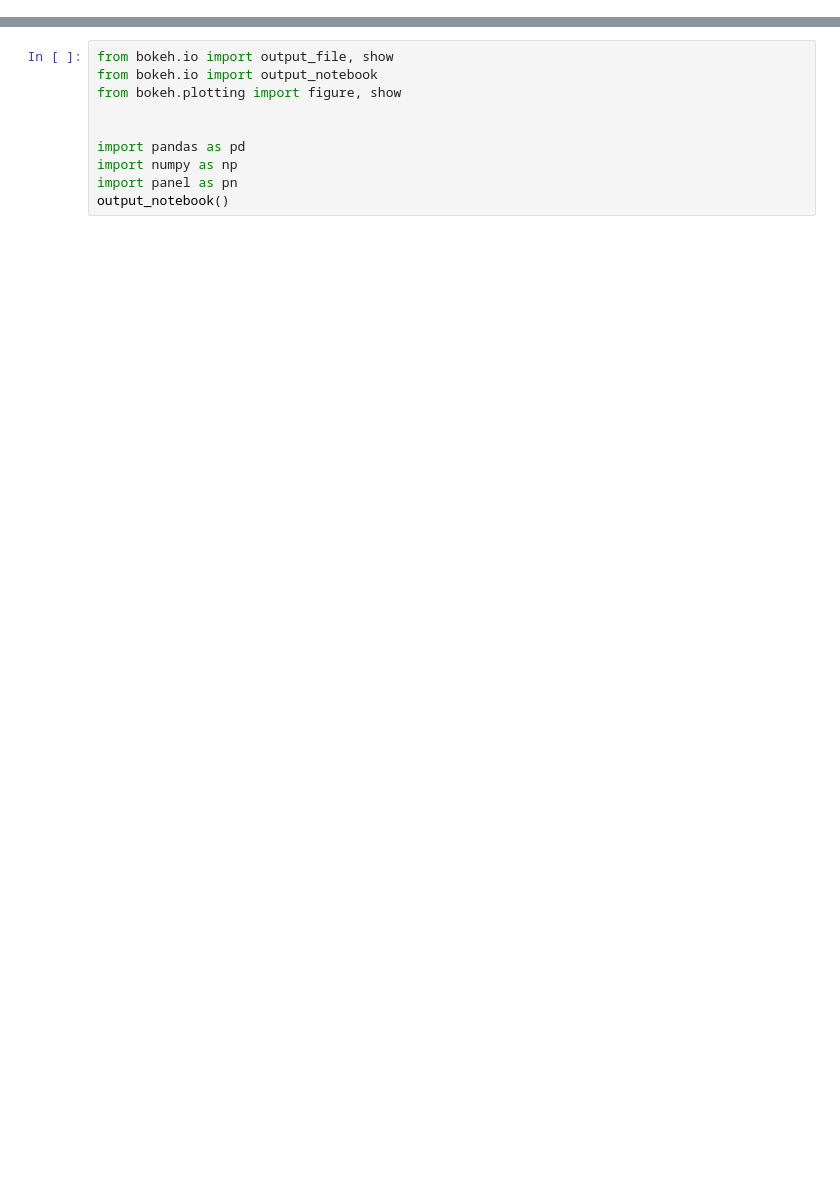
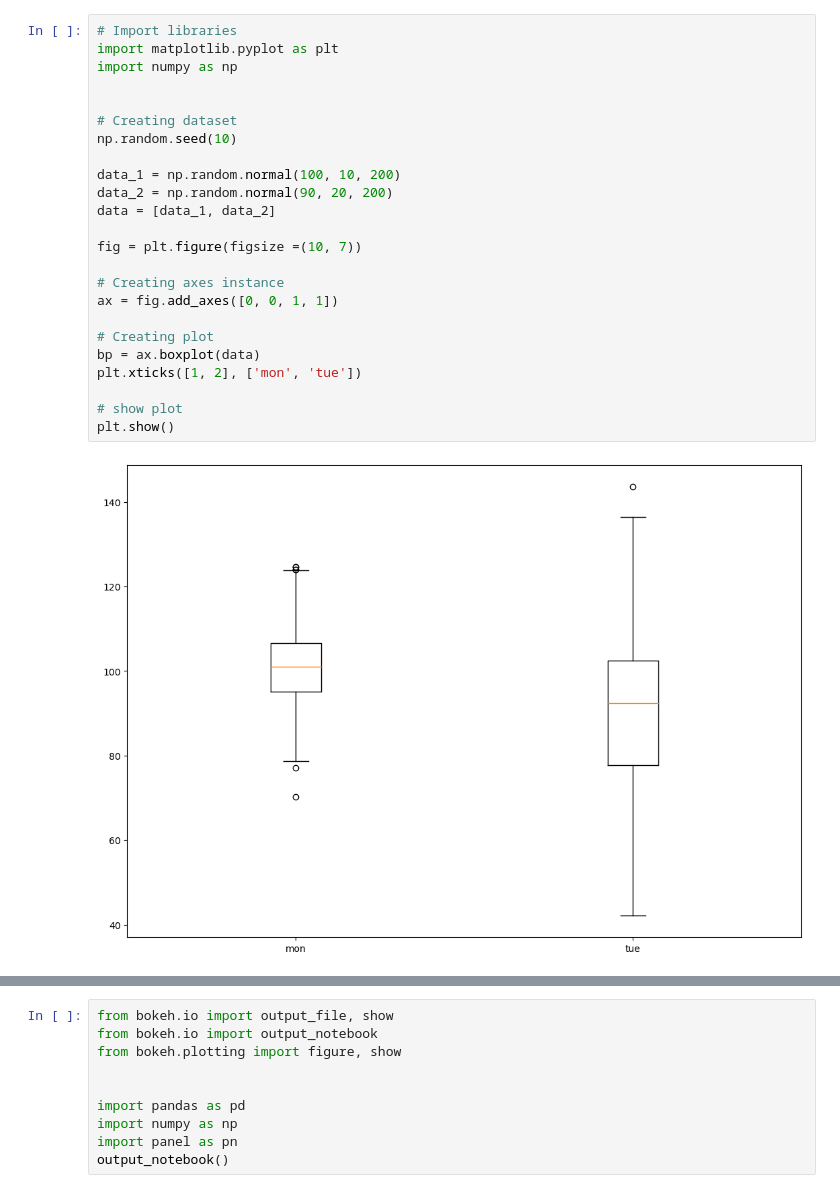
Before and after one commit to ogkourlias/capsaicin, a Jupyter notebook: weight_graphs/weight_graphs.ipynb, the cells around one changed output, grey strips where cells are left out. Drawn from its saved outputs; the diff is of its cells as text; blank space fills up the shorter version.

```diff
--- a/weight_graphs/weight_graphs.ipynb
+++ b/weight_graphs/weight_graphs.ipynb
@@ -56,3 +79,29 @@ KeyError: 'Intake Dose'
+# %%
+# Import libraries
+import matplotlib.pyplot as plt
+import numpy as np
+
+
+# Creating dataset
+np.random.seed(10)
+
+data_1 = np.random.normal(100, 10, 200)
+data_2 = np.random.normal(90, 20, 200)
+data = [data_1, data_2]
+
+fig = plt.figure(figsize =(10, 7))
+
+# Creating axes instance
+ax = fig.add_axes([0, 0, 1, 1])
+
+# Creating plot
+bp = ax.boxplot(data)
+plt.xticks([1, 2], ['mon', 'tue'])
+
+# show plot
+plt.show()
+# %% [output]
+[figure, added]
 # %%
 weight = df2['Weight']
 BMI = df2['BMI'].astype(float)
```
Also changed, not shown: parts of 8 cells of this notebook.
